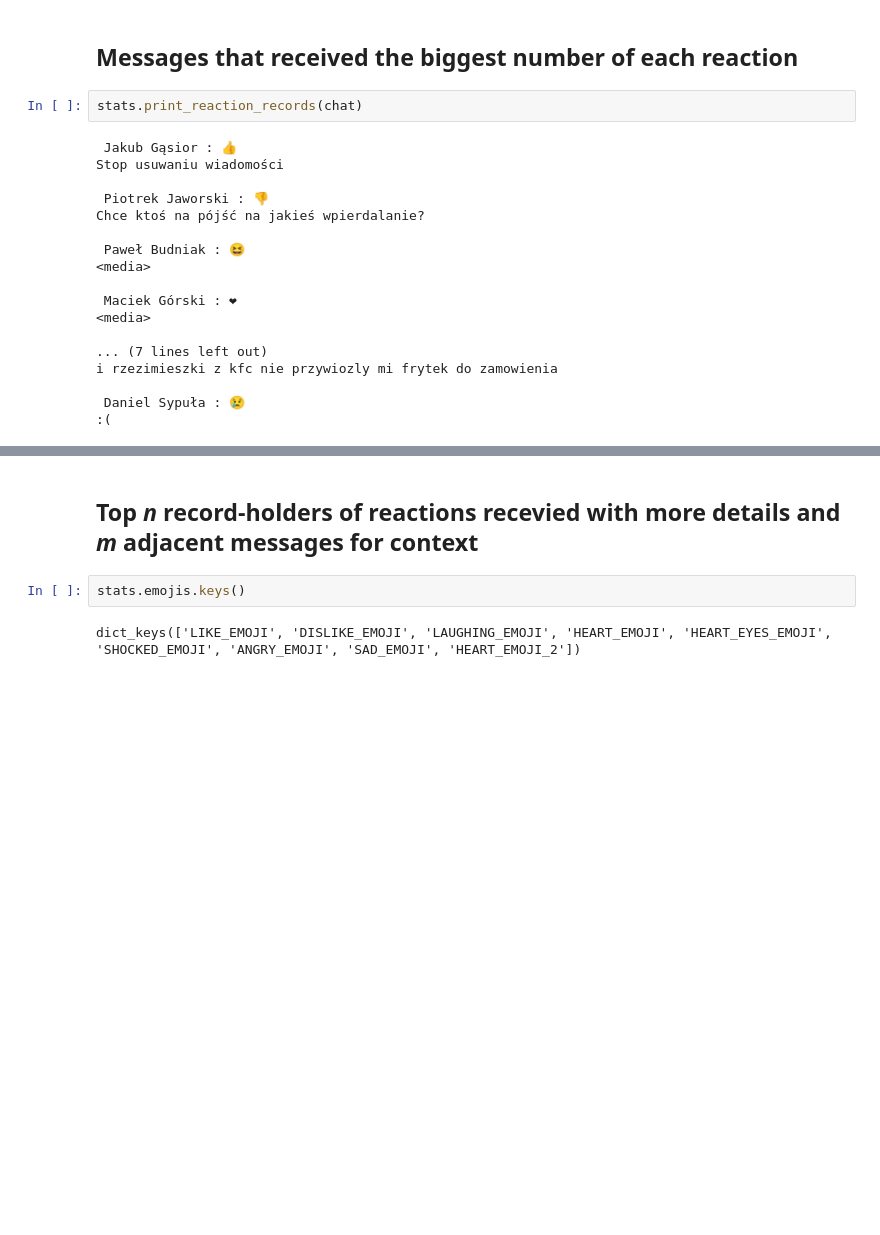
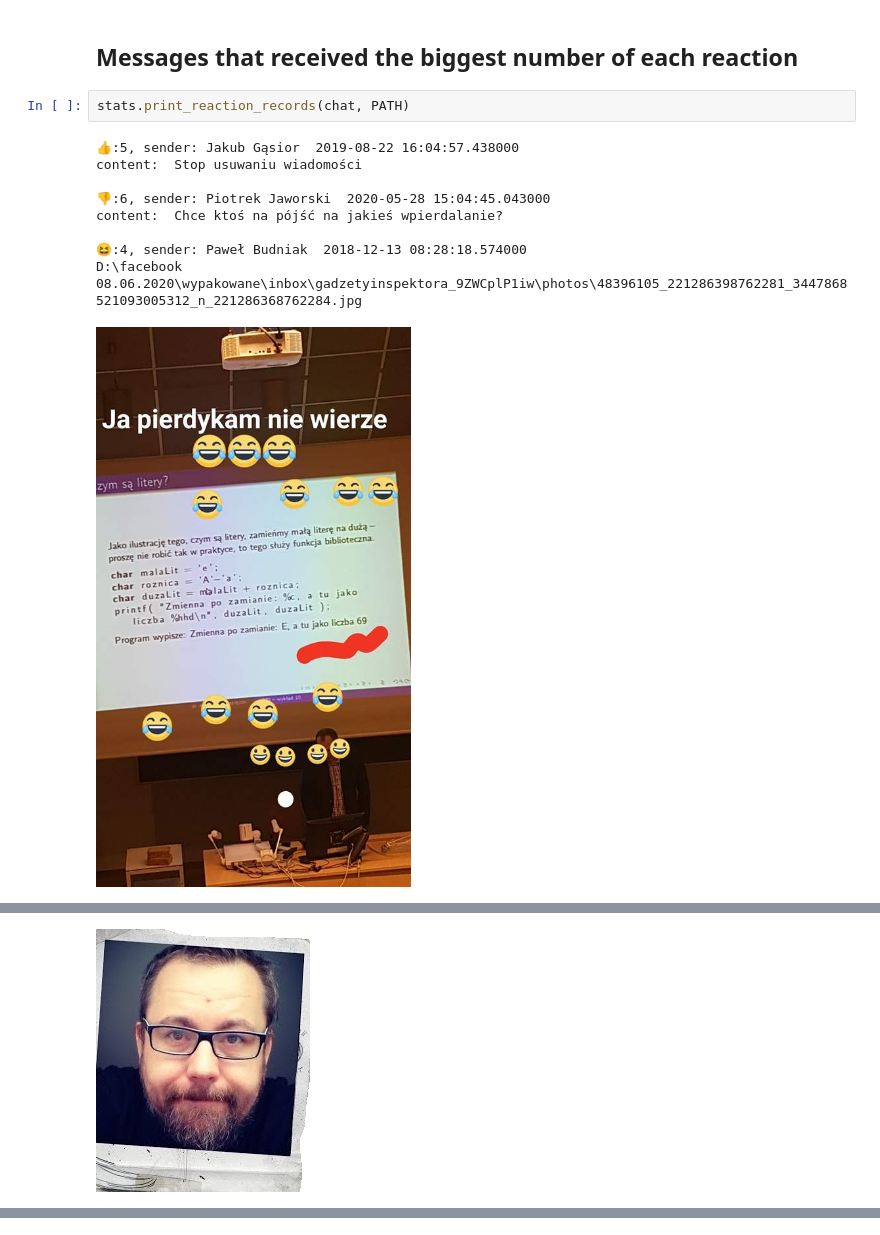
Before and after one commit to PawelBudniak/Messenger-chat-analysis, a Jupyter notebook: messenger_stats_plotly.ipynb, the cells around one changed output, grey strips where cells are left out. Cells and saved outputs as stored; diff of their text form; blank space fills up the shorter version.

```diff
--- a/messenger_stats_plotly.ipynb
+++ b/messenger_stats_plotly.ipynb
@@ -359,22 +417,14 @@ The beloved v2 person is Maciek Górski: 0.35% of his messages received '❤', 2
 # %% [markdown]
 ## Messages that received the biggest number of each reaction
 # %%
-stats.print_reaction_records(chat)
+stats.print_reaction_records(chat, PATH)
 # %% [output]
- Jakub Gąsior : 👍
-Stop usuwaniu wiadomości
+👍:5, sender: Jakub Gąsior  2019-08-22 16:04:57.438000
+content:  Stop usuwaniu wiadomości
 
- Piotrek Jaworski : 👎
-Chce ktoś na pójść na jakieś wpierdalanie?
+👎:6, sender: Piotrek Jaworski  2020-05-28 15:04:45.043000
+content:  Chce ktoś na pójść na jakieś wpierdalanie?
 
- Paweł Budniak : 😆
-<media>
-
- Maciek Górski : ❤
-<media>
-
-... (7 lines left out)
-i rzezimieszki z kfc nie przywiozly mi frytek do zamowienia
-
- Daniel Sypuła : 😢
-:(
+😆:4, sender: Paweł Budniak  2018-12-13 08:28:18.574000
+D:\facebook 08.06.2020\wypakowane\inbox\gadzetyinspektora_9ZWCplP1iw\photos\48396105_221286398762281_3447868521093005312_n_221286368762284.jpg
+[figure, added]
@@ -380,0 +433 @@ i rzezimieszki z kfc nie przywiozly mi frytek do zamowienia
+[figure, added]
@@ -381,6 +444,0 @@ i rzezimieszki z kfc nie przywiozly mi frytek do zamowienia
-# %% [markdown]
-## Top *n* record-holders of reactions recevied with more details and *m* adjacent messages for context
-# %%
-stats.emojis.keys()
-# %% [output]
-dict_keys(['LIKE_EMOJI', 'DISLIKE_EMOJI', 'LAUGHING_EMOJI', 'HEART_EMOJI', 'HEART_EYES_EMOJI', 'SHOCKED_EMOJI', 'ANGRY_EMOJI', 'SAD_EMOJI', 'HEART_EMOJI_2'])
```
Also changed, not shown: parts of 15 cells of this notebook, 1 other file.
